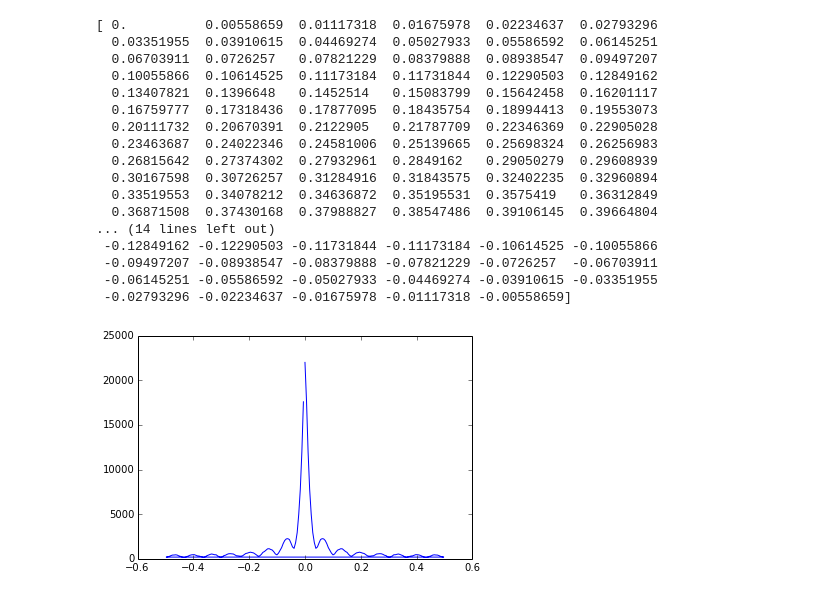
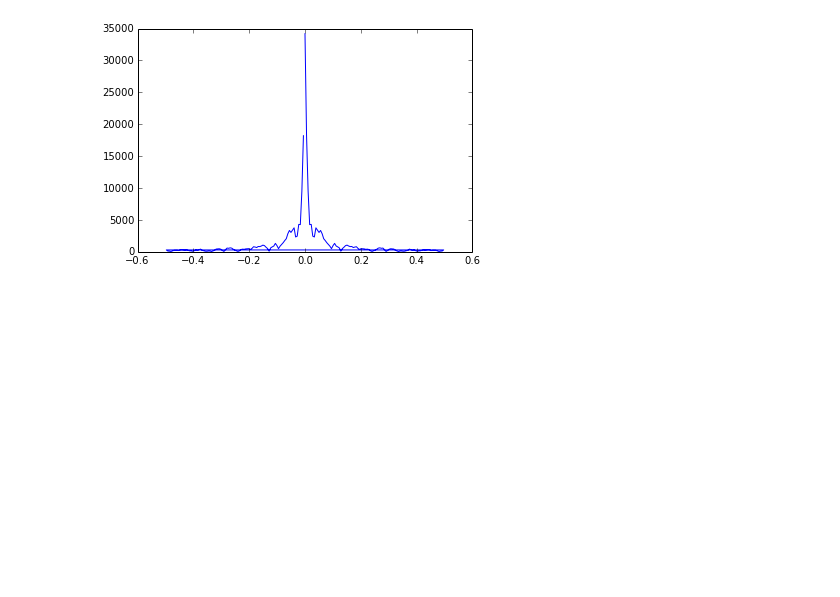
Before and after one commit to olinrobotics/Gator_DataExploration, a Jupyter notebook: FFTTest.ipynb, the cells around one changed output. Cells and saved outputs as stored; diff of their text form; code cells hidden in the pictures; blank space fills up the shorter version.

Commit message:
Wrote some code to look at the left and right lidars across all three axes (x,y,z)

```diff
--- a/FFTTest.ipynb
+++ b/FFTTest.ipynb
@@ -9,41 +9,24 @@ data_dict=dp.ProcessData(fp)
 # %%
 import numpy as np
 import pylab as plt
 
 scan_obj=data_dict[0]
 left_lidar=scan_obj.left
 right_lidar=scan_obj.right
 
-L_x=left_lidar['x']
+L_x=right_lidar['x']
 
 holder=np.fft.fft(L_x)
 
 frequencies=np.fft.fftfreq(len(holder))
 
-print frequencies
+# print frequencies
 
 plt.figure(0)
 plt.plot(frequencies, np.abs(holder))
 plt.show()
 # %% [output]
-[ 0.          0.00558659  0.01117318  0.01675978  0.02234637  0.02793296
-  0.03351955  0.03910615  0.04469274  0.05027933  0.05586592  0.06145251
-  0.06703911  0.0726257   0.07821229  0.08379888  0.08938547  0.09497207
-  0.10055866  0.10614525  0.11173184  0.11731844  0.12290503  0.12849162
-  0.13407821  0.1396648   0.1452514   0.15083799  0.15642458  0.16201117
-  0.16759777  0.17318436  0.17877095  0.18435754  0.18994413  0.19553073
-  0.20111732  0.20670391  0.2122905   0.21787709  0.22346369  0.22905028
-  0.23463687  0.24022346  0.24581006  0.25139665  0.25698324  0.26256983
-  0.26815642  0.27374302  0.27932961  0.2849162   0.29050279  0.29608939
-  0.30167598  0.30726257  0.31284916  0.31843575  0.32402235  0.32960894
-  0.33519553  0.34078212  0.34636872  0.35195531  0.3575419   0.36312849
-  0.36871508  0.37430168  0.37988827  0.38547486  0.39106145  0.39664804
-... (14 lines left out)
- -0.12849162 -0.12290503 -0.11731844 -0.11173184 -0.10614525 -0.10055866
- -0.09497207 -0.08938547 -0.08379888 -0.07821229 -0.0726257  -0.06703911
- -0.06145251 -0.05586592 -0.05027933 -0.04469274 -0.03910615 -0.03351955
- -0.02793296 -0.02234637 -0.01675978 -0.01117318 -0.00558659]
-[figure, old version]
+[figure, new version]
 # %%
 scan_obj=data_dict[0]
 
```
Also changed, not shown: parts of 2 cells of this notebook.
